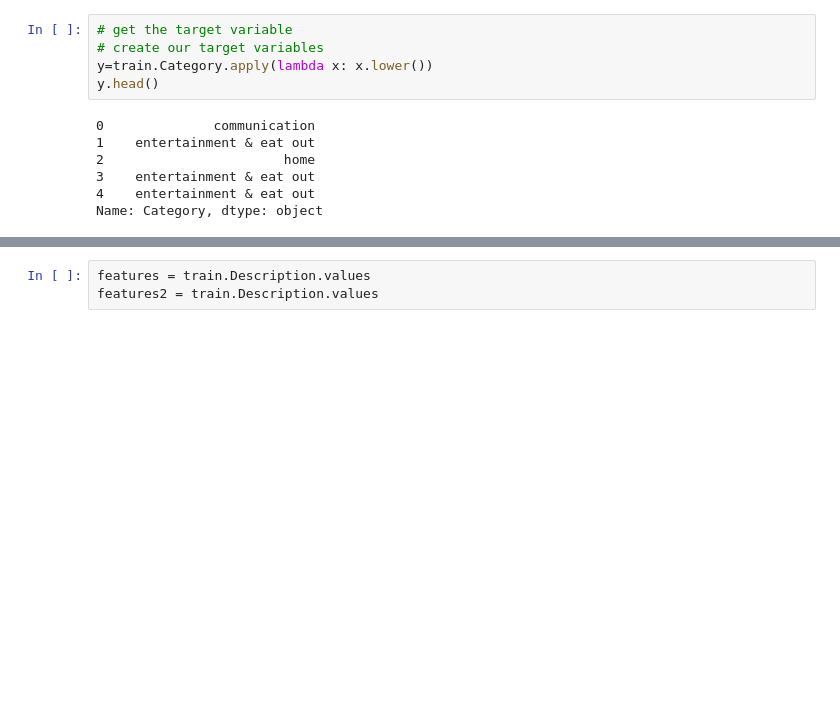
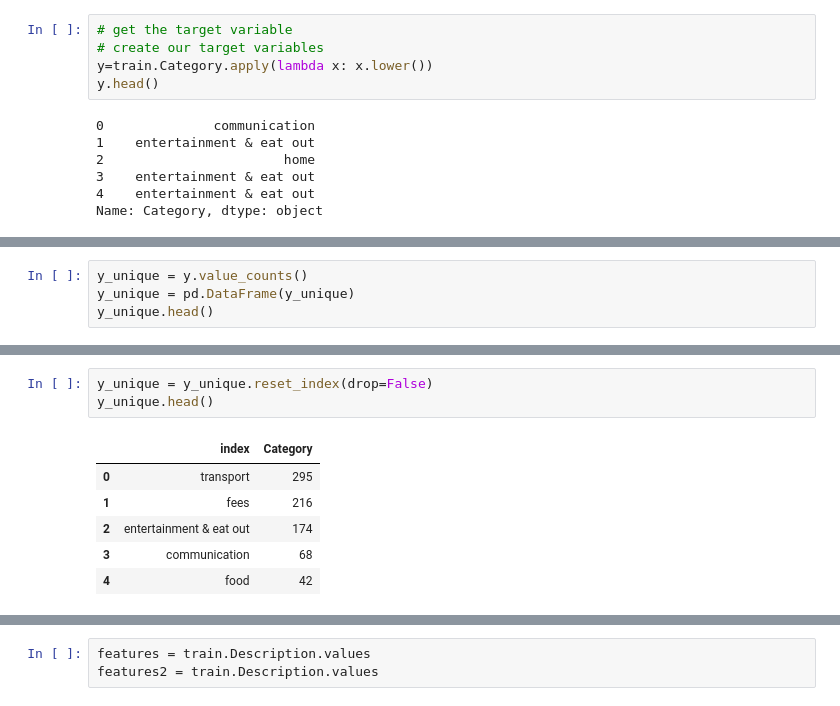
Before and after one commit to alphoenixbiz/AlphaCode-EXPLORE, a Jupyter notebook: Submissions/Classification Model/Alfred_predict03.ipynb, the cells around one changed output, grey strips where cells are left out. Drawn from its saved outputs; the diff is of its cells as text; blank space fills up the shorter version.

```diff
--- a/Submissions/Classification Model/Alfred_predict03.ipynb
+++ b/Submissions/Classification Model/Alfred_predict03.ipynb
@@ -89,0 +118,4 @@ Name: Category, dtype: object
+# %%
+y_unique = y.value_counts()
+y_unique = pd.DataFrame(y_unique)
+y_unique.head()
@@ -89,0 +129,10 @@ Name: Category, dtype: object
+# %%
+y_unique = y_unique.reset_index(drop=False)
+y_unique.head()
+# %% [output]
+|  | index | Category |
+| 0 | transport | 295 |
+| 1 | fees | 216 |
+| 2 | entertainment & eat out | 174 |
+| 3 | communication | 68 |
+| 4 | food | 42 |
```
Also changed, not shown: parts of 21 cells of this notebook.
